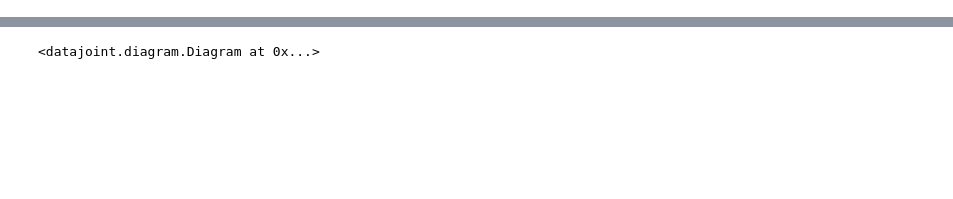
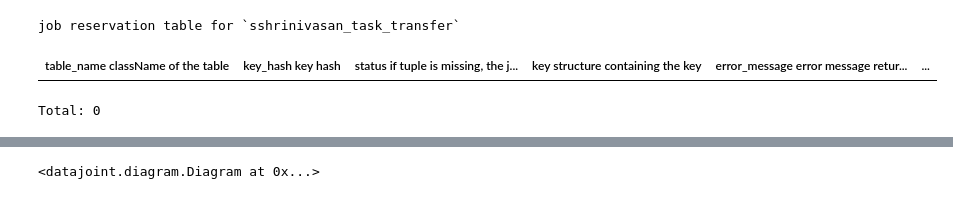
Before and after one commit to suhasshrinivasan/task-transfer, a Jupyter notebook: experiments/dj/dj_interactive.ipynb, the cells around one changed output, grey strips where cells are left out. Drawn from its saved outputs; the diff is of its cells as text; code cells hidden in the pictures; blank space fills up the shorter version.

```diff
--- a/experiments/dj/dj_interactive.ipynb
+++ b/experiments/dj/dj_interactive.ipynb
@@ -24,0 +23,6 @@ from experiments.dj.schema import schema
+# %%
+schema.jobs
+# %% [output]
+job reservation table for `sshrinivasan_task_transfer`
+| table_name className of the table | key_hash key hash | status if tuple is missing, the j... | key structure containing the key | error_message error message retur... | ... |
+Total: 0
```
Also changed, not shown: parts of 17 cells of this notebook, 11 other files.
